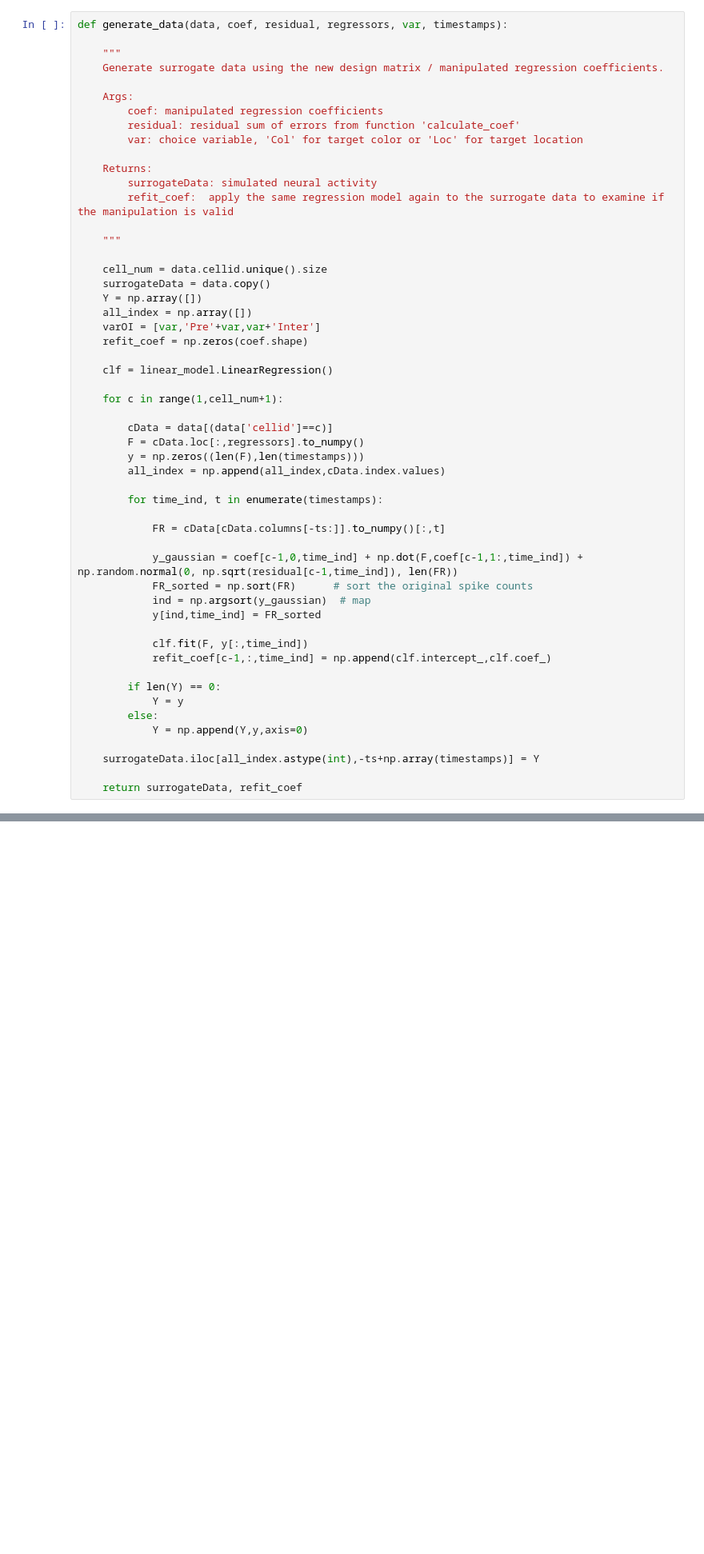
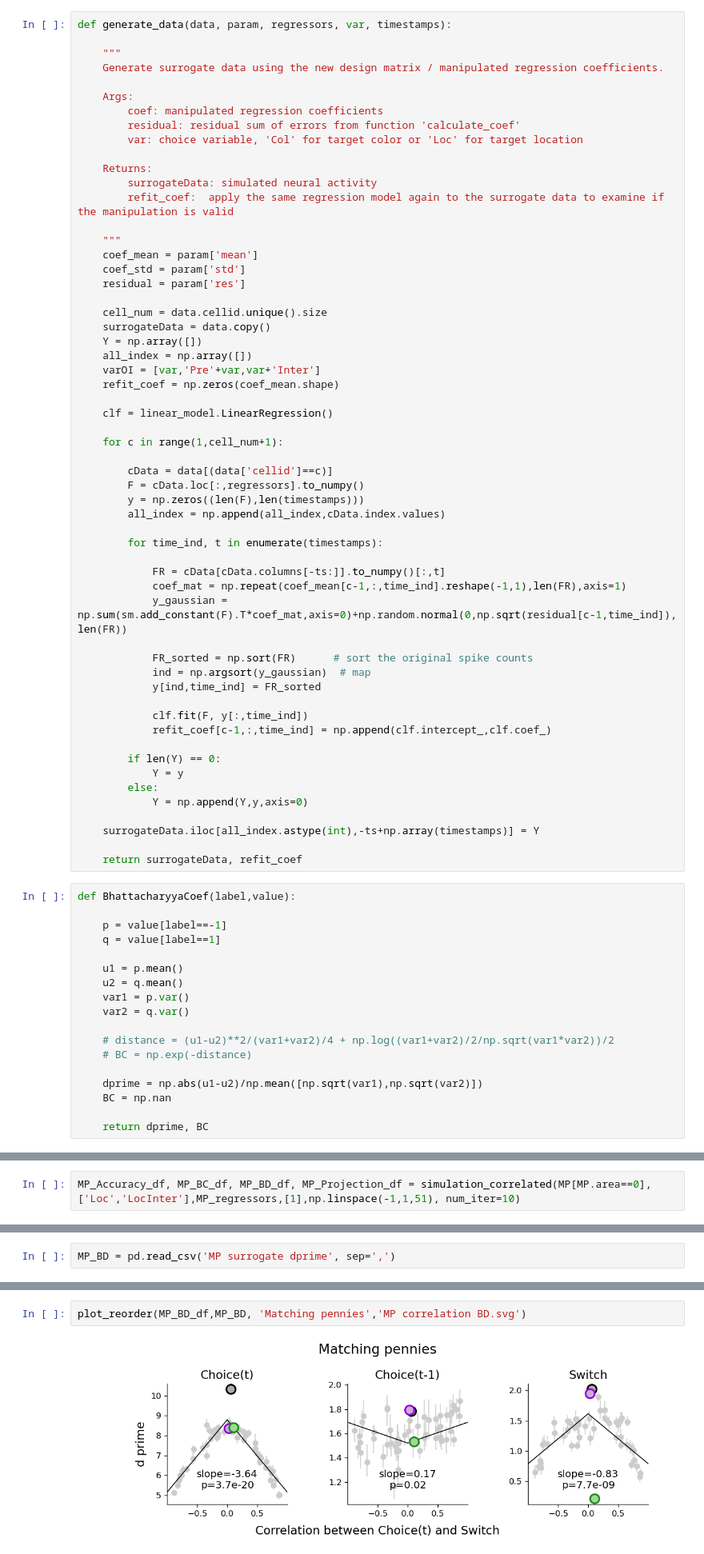
Before and after one commit to lianghexin/Nonlinear-Selectivity, a Jupyter notebook: Simulation_Decoding.ipynb, the cells around one changed output, grey strips where cells are left out. Shown at 80% size. Cells and saved outputs as stored; diff of their text form; blank space fills up the shorter version.

```diff
--- a/Simulation_Decoding.ipynb
+++ b/Simulation_Decoding.ipynb
@@ -253,5 +276,5 @@ def coef_manipulation(original_coef, regressors, var, coefmode, corr, timestamps
 # %%
-def generate_data(data, coef, residual, regressors, var, timestamps):
+def generate_data(data, param, regressors, var, timestamps):
 
     """
     Generate surrogate data using the new design matrix / manipulated regression coefficients.
@@ -266,13 +289,16 @@ def generate_data(data, coef, residual, regressors, var, timestamps):
         refit_coef:  apply the same regression model again to the surrogate data to examine if the manipulation is valid
 
     """
+    coef_mean = param['mean']
+    coef_std = param['std']
+    residual = param['res']
 
     cell_num = data.cellid.unique().size
     surrogateData = data.copy()
     Y = np.array([])
     all_index = np.array([])
     varOI = [var,'Pre'+var,var+'Inter']
-    refit_coef = np.zeros(coef.shape)
+    refit_coef = np.zeros(coef_mean.shape)
 
     clf = linear_model.LinearRegression()
 
@@ -286,8 +312,9 @@ def generate_data(data, coef, residual, regressors, var, timestamps):
         for time_ind, t in enumerate(timestamps):
 
             FR = cData[cData.columns[-ts:]].to_numpy()[:,t]
+            coef_mat = np.repeat(coef_mean[c-1,:,time_ind].reshape(-1,1),len(FR),axis=1)
+            y_gaussian = np.sum(sm.add_constant(F).T*coef_mat,axis=0)+np.random.normal(0,np.sqrt(residual[c-1,time_ind]), len(FR))
 
-            y_gaussian = coef[c-1,0,time_ind] + np.dot(F,coef[c-1,1:,time_ind]) + np.random.normal(0, np.sqrt(residual[c-1,time_ind]), len(FR))
             FR_sorted = np.sort(FR)      # sort the original spike counts
             ind = np.argsort(y_gaussian)  # map
             y[ind,time_ind] = FR_sorted
@@ -303,4 +330,22 @@ def generate_data(data, coef, residual, regressors, var, timestamps):
     surrogateData.iloc[all_index.astype(int),-ts+np.array(timestamps)] = Y
 
     return surrogateData, refit_coef
+# %%
+def BhattacharyyaCoef(label,value):
+
+    p = value[label==-1]
+    q = value[label==1]
+
+    u1 = p.mean()
+    u2 = q.mean()
+    var1 = p.var()
+    var2 = q.var()
+
+    # distance = (u1-u2)**2/(var1+var2)/4 + np.log((var1+var2)/2/np.sqrt(var1*var2))/2
+    # BC = np.exp(-distance)
+
+    dprime = np.abs(u1-u2)/np.mean([np.sqrt(var1),np.sqrt(var2)])
+    BC = np.nan
+
+    return dprime, BC
 # %%
@@ -543,0 +514,2 @@ plot_projection_dist(MP_projection[(MP_projection.Time==5)&(MP_projection.Method
+# %%
+MP_Accuracy_df, MP_BC_df, MP_BD_df, MP_Projection_df = simulation_correlated(MP[MP.area==0],['Loc','LocInter'],MP_regressors,[1],np.linspace(-1,1,51), num_iter=10)
@@ -543,0 +657,2 @@ plot_projection_dist(MP_projection[(MP_projection.Time==5)&(MP_projection.Method
+# %%
+MP_BD = pd.read_csv('MP surrogate dprime', sep=',')
@@ -543,0 +677,4 @@ plot_projection_dist(MP_projection[(MP_projection.Time==5)&(MP_projection.Method
+# %%
+plot_reorder(MP_BD_df,MP_BD, 'Matching pennies','MP correlation BD.svg')
+# %% [output]
+[figure, added]
```
Also changed, not shown: parts of 59 cells of this notebook.
